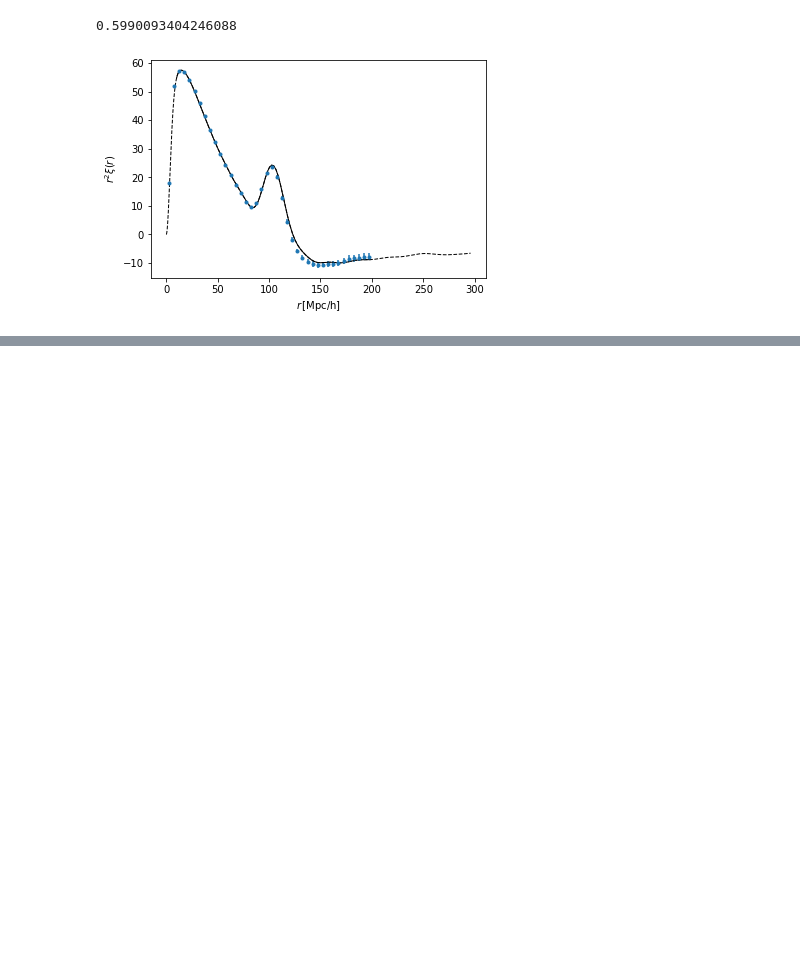
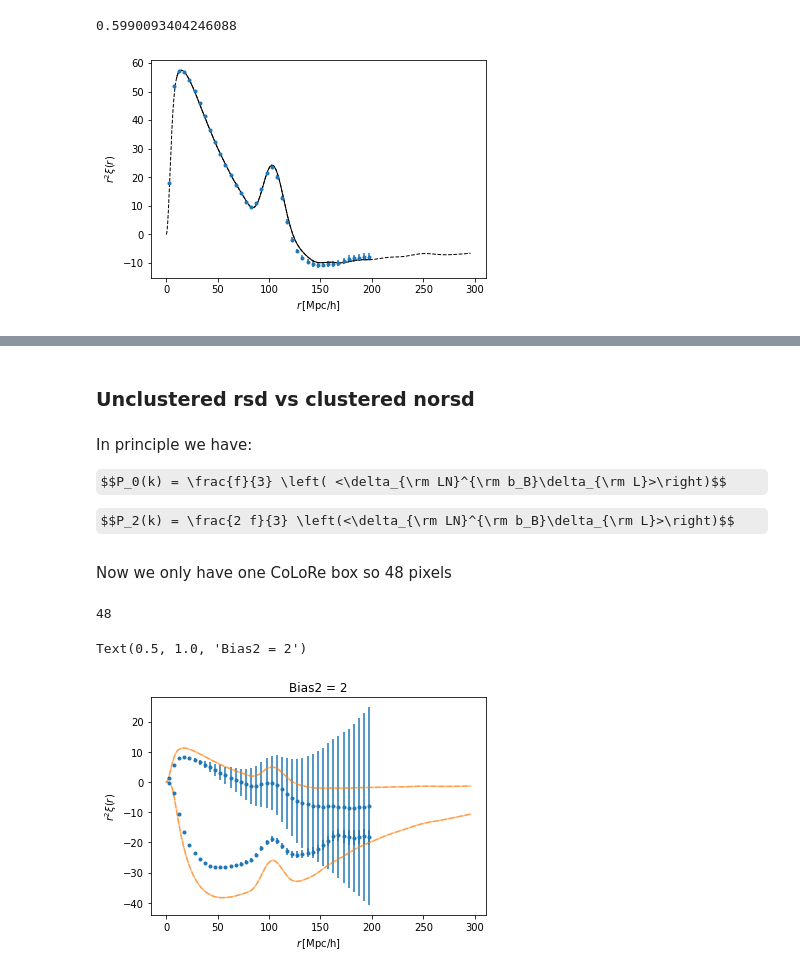
Before and after one commit to cramirezpe/modules-corrf-analysis, a Jupyter notebook: simple_tutorial.ipynb, the cells around one changed output, grey strips where cells are left out. Cells and saved outputs as stored; diff of their text form; code cells hidden in the pictures; some formulas as TeX source; blank space fills up the shorter version.

```diff
--- a/simple_tutorial.ipynb
+++ b/simple_tutorial.ipynb
@@ -133,0 +144,41 @@ Plots.plot_best_fit(fitter=fitter, pole=pole, ax=ax, plot_args=dict(c='k', lw=1,
+# %% [markdown]
+### Unclustered rsd vs clustered norsd
+# %% [markdown]
+In principle we have:
+
+$$P_0(k) = \frac{f}{3} \left( <\delta_{\rm LN}^{\rm b_B}\delta_{\rm L}>\right)$$
+
+$$P_2(k) = \frac{2 f}{3} \left(<\delta_{\rm LN}^{\rm b_B}\delta_{\rm L}>\right)$$
+# %%
+boxes_path=Path('/global/cscratch1/sd/cramirez/NBodyKit/cross_correlations/multibias/s1_s5')
+
+boxes = FileFuncs.mix_sims(
+    FileFuncs.get_full_path(boxes_path,
+                            rsd=True, rsd2=False,
+                            rmin=0.1, rmax=200, N_bins=41,
+                            zmin=0.5, zmax=0.7, #Also results for 0.7 and 0.9
+                            nside=2)
+)
+# %% [markdown]
+Now we only have one CoLoRe box so 48 pixels
+# %%
+len(boxes)
+# %% [output]
+48
+# %%
+bias = 0.001
+bias2 = 2
+rsd = True
+rsd2 = False
+
+fig, ax = plt.subplots()
+pole=2
+Plots.plot_data(pole, boxes, ax=ax, plot_args=dict(c='C0'))
+Plots.plot_theory(pole, z=z, theory=theory, ax=ax, bias=bias, bias2=bias2, rsd=rsd, rsd2=rsd2, plot_args=dict(alpha=0.5, c='C1'))
+pole=0
+Plots.plot_data(pole, boxes, ax=ax, plot_args=dict(c='C0'))
+Plots.plot_theory(pole, z=z, theory=theory, ax=ax, bias=bias, bias2=bias2, rsd=rsd, rsd2=rsd2, plot_args=dict(alpha=0.5, c='C1'))
+ax.set_title('Bias2 = 2')
+# %% [output]
+Text(0.5, 1.0, 'Bias2 = 2')
+[figure, added]
```
Also changed, not shown: parts of 8 cells of this notebook, 1 other file.
